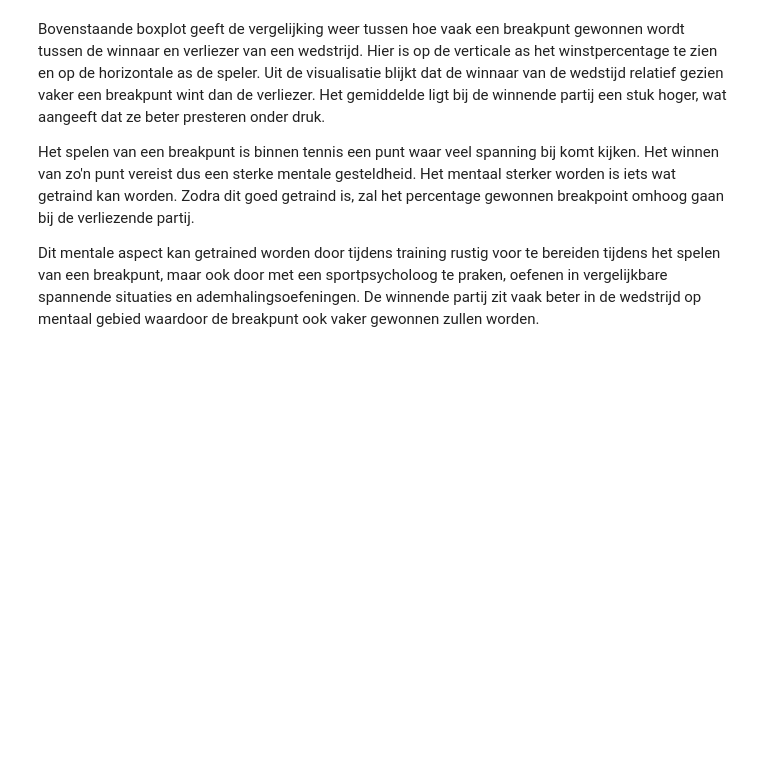
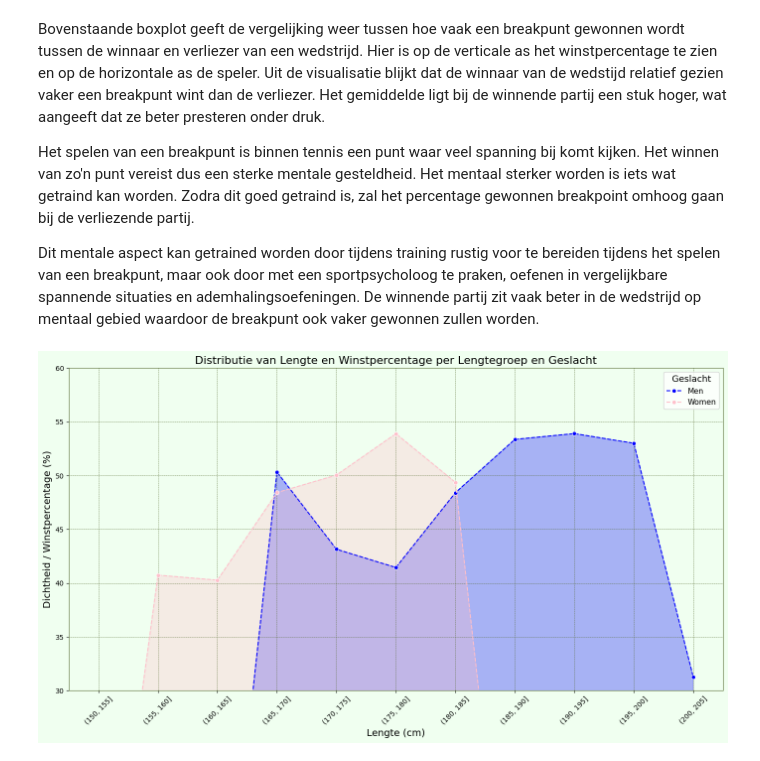
Before and after one commit to sjoerdjt/Info-Vis-Project, a Jupyter notebook: _sources/Sjoerd/mentaal.ipynb, the cells around one changed output. Cells and saved outputs as stored; diff of their text form; code cells hidden in the pictures; blank space fills up the shorter version.

```diff
--- a/_sources/Sjoerd/mentaal.ipynb
+++ b/_sources/Sjoerd/mentaal.ipynb
@@ -32,3 +32,86 @@ Bovenstaande boxplot geeft de vergelijking weer tussen hoe vaak een breakpunt ge
 Het spelen van een breakpunt is binnen tennis een punt waar veel spanning bij komt kijken. Het winnen van zo'n punt vereist dus een sterke mentale gesteldheid. Het mentaal sterker worden is iets wat getraind kan worden. Zodra dit goed getraind is, zal het percentage gewonnen breakpoint omhoog gaan bij de verliezende partij.
 
 Dit mentale aspect kan getrained worden door tijdens training rustig voor te bereiden tijdens het spelen van een breakpunt, maar ook door met een sportpsycholoog te praken, oefenen in vergelijkbare spannende situaties en ademhalingsoefeningen. De winnende partij zit vaak beter in de wedstrijd op mentaal gebied waardoor de breakpunt ook vaker gewonnen zullen worden.
+# %%
+import pandas as pd
+import matplotlib.pyplot as plt
+import seaborn as sns
+import numpy as np
+
+# Laad de dataset
+df = pd.read_csv('../combined_cleaned_tennis_data.csv')
+
+# Controleer op ontbrekende waarden in de kolommen 'winner_ht' en 'loser_ht'
+df = df.dropna(subset=['winner_ht', 'loser_ht'])
+
+# Combineer de lengtekolommen voor winnaars en verliezers en voeg een kolom voor geslacht en resultaat toe
+winner_heights = df[['winner_ht', 'gender']].rename(columns={'winner_ht': 'height'})
+winner_heights['result'] = 'win'
+
+loser_heights = df[['loser_ht', 'gender']].rename(columns={'loser_ht': 'height'})
+loser_heights['result'] = 'loss'
+
+# Combineer de twee dataframes
+heights_df = pd.concat([winner_heights, loser_heights])
+
+# Definieer lengtegroepen
+height_bins = range(150, 210, 5)  # Van 150cm tot 210cm met stappen van 5cm
+heights_df['height_group'] = pd.cut(heights_df['height'], bins=height_bins)
+
+# Bereken de winstpercentages per lengtegroep en geslacht
+win_loss_counts = heights_df.groupby(['height_group', 'gender', 'result'], observed=False).size().unstack(fill_value=0)
+win_loss_counts['total'] = win_loss_counts['win'] + win_loss_counts['loss']
+win_loss_counts['win_percentage'] = win_loss_counts['win'] / win_loss_counts['total'] * 100
+
+# Reset index en converteer height_group naar string
+win_loss_counts = win_loss_counts.reset_index()
+win_loss_counts['height_group'] = win_loss_counts['height_group'].astype(str)
+
+# Controleer op ontbrekende waarden in win_percentage
+win_loss_counts['win_percentage'] = win_loss_counts['win_percentage'].fillna(0)
+
+# Verwijder eventuele ontbrekende waarden in de kolommen 'height_group' en 'gender' in heights_df
+heights_df = heights_df.dropna(subset=['height_group', 'gender'])
+
+# Zorg ervoor dat height_group als string wordt behandeld in heights_df
+heights_df['height_group'] = heights_df['height_group'].astype(str)
+
+# Maak een nieuwe DataFrame voor de gecombineerde visualisatie
+combined_df = heights_df.merge(win_loss_counts[['height_group', 'gender', 'win_percentage']], on=['height_group', 'gender'], how='left')
+
+# Plot de gecombineerde grafiek
+plt.figure(figsize=(14, 8))
+
+# Kleurenpalet aanpassen voor KDE plot
+palette = {'Men': 'blue', 'Women': 'pink'}
+
+# KDE plot voor lengteverdeling
+sns.kdeplot(data=combined_df, x='height', hue='gender', common_norm=False, palette=palette, fill=True, alpha=0.5)
+
+# Lijnplot voor winstpercentages met opvulling
+for gender in win_loss_counts['gender'].unique():
+    gender_data = win_loss_counts[win_loss_counts['gender'] == gender]
+    plt.fill_between(gender_data['height_group'], gender_data['win_percentage'], alpha=0.3, color=palette[gender])
+    sns.lineplot(data=gender_data, x='height_group', y='win_percentage', label=gender, linestyle='--', marker='o', color=palette[gender])
+
+plt.title('Distributie van Lengte en Winstpercentage per Lengtegroep en Geslacht', fontsize=16)
+plt.xlabel('Lengte (cm)', fontsize=14)
+plt.ylabel('Dichtheid / Winstpercentage (%)', fontsize=14)
+plt.ylim(30, 60)  # Aangepast bereik van de y-as
+plt.xticks(rotation=45)
+plt.legend(title='Geslacht', title_fontsize='13', fontsize='11')
+plt.grid(True, which='both', linestyle='--', linewidth=0.5)
+plt.gcf().set_facecolor('honeydew')
+plt.gca().set_facecolor('honeydew')
+
+plt.grid(True, which='both', linestyle='--', linewidth=0.5, color='darkolivegreen')
+plt.gca().spines['top'].set_color('darkolivegreen')
+plt.gca().spines['bottom'].set_color('darkolivegreen')
+plt.gca().spines['left'].set_color('darkolivegreen')
+plt.gca().spines['right'].set_color('darkolivegreen')
+
+plt.tight_layout()
+
+plt.show()
+# %% [output]
+[figure, added]
```
Also changed, not shown: parts of 1 cell of this notebook, 9 other files.
